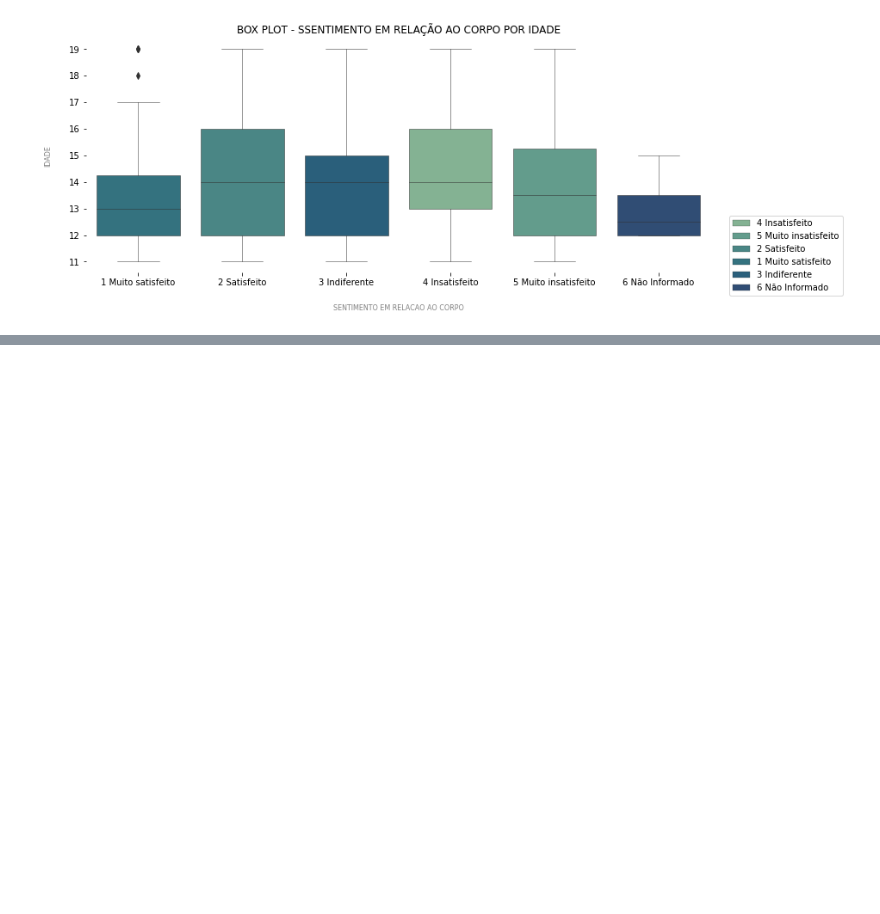
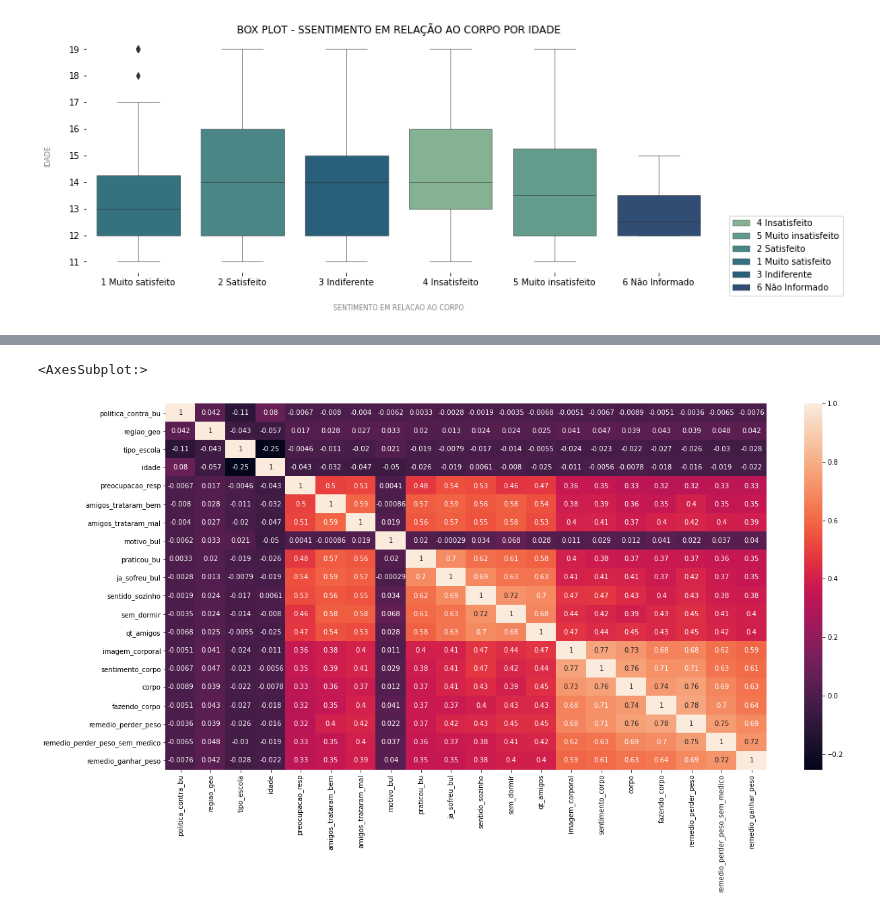
Before and after one commit to daianeklein/bootcamp-Alura, a Jupyter notebook: Desafio-Modulo3.ipynb, the cells around one changed output, grey strips where cells are left out. Drawn from its saved outputs; the diff is of its cells as text; code cells hidden in the pictures; blank space fills up the shorter version.

```diff
--- a/Desafio-Modulo3.ipynb
+++ b/Desafio-Modulo3.ipynb
@@ -348,0 +391,8 @@ ax;
+# %%
+correlacao = df.corr()
+
+plt.figure(figsize=(20,10))
+sns.heatmap(correlacao, annot=True)
+# %% [output]
+<AxesSubplot:>
+[figure, added]
```
Also changed, not shown: parts of 5 cells of this notebook.
